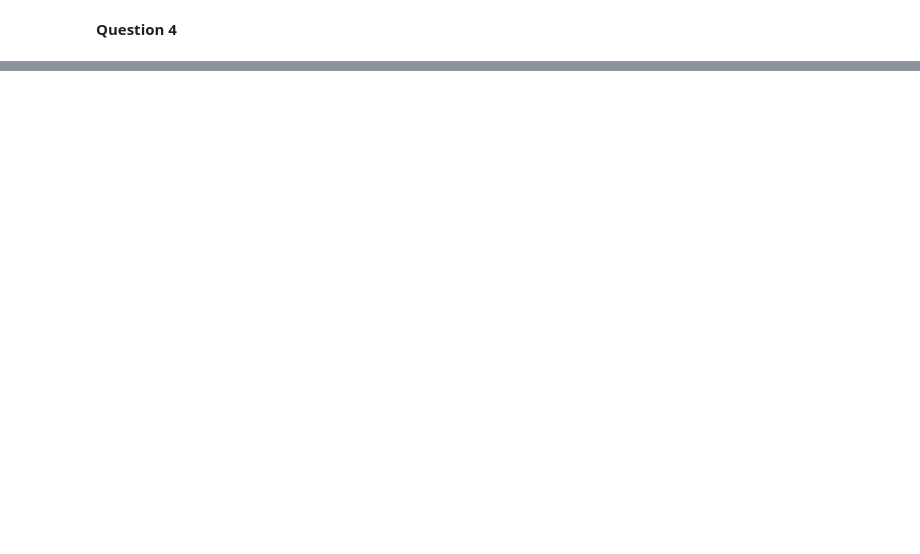
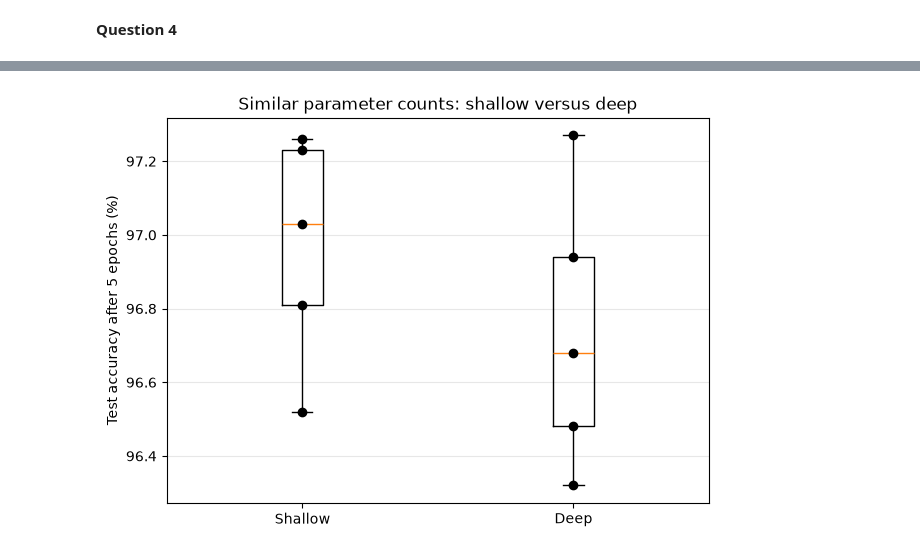
Before and after one commit to Otto-gits/Maths-of-AI, a Jupyter notebook: Assignment 2.ipynb, the cells around one changed output, grey strips where cells are left out. Drawn from its saved outputs; the diff is of its cells as text; code cells hidden in the pictures; blank space fills up the shorter version.

```diff
--- a/Assignment 2.ipynb
+++ b/Assignment 2.ipynb
@@ -192,0 +292,9 @@ Epoch 10: loss = 155.2957
+# %%
+shallow = MLPNet([288])
+deep = MLPNet([192, 192, 192])
+
+def count_parameters(model):
+    return sum(p.numel() for p in model.parameters() if p.requires_grad)
+
+print("Shallow:", count_parameters(shallow))
+print("Deep:", count_parameters(deep))
@@ -192,0 +387,16 @@ Epoch 10: loss = 155.2957
+# %%
+architectures = {
+    "Shallow": [288],
+    "Deep": [192, 192, 192]
+}
+
+seeds = range(5)
+architecture_results = []
+
+for name, hidden_sizes in architectures.items():
+    for seed in seeds:
+        result = run_experiment(hidden_sizes, batch_size=64, seed=seed)
+        result["architecture"] = name
+        architecture_results.append(result)
+
+        print(name, seed, round(result["accuracy"], 2))
@@ -192,0 +414,22 @@ Epoch 10: loss = 155.2957
+# %%
+names = list(architectures)
+scores = [
+    [r["accuracy"] for r in architecture_results
+     if r["architecture"] == name]
+    for name in names
+]
+
+fig, ax = plt.subplots(figsize=(7, 5))
+ax.boxplot(scores)
+
+for position, values in enumerate(scores, start=1):
+    ax.scatter([position] * len(values), values, color="black", zorder=3)
+
+ax.set_xticks([1, 2])
+ax.set_xticklabels(names)
+ax.set_ylabel("Test accuracy after 5 epochs (%)")
+ax.set_title("Similar parameter counts: shallow versus deep")
+ax.grid(axis="y", alpha=0.3)
+plt.show()
+# %% [output]
+[figure, added]
```
Also changed, not shown: parts of 22 cells of this notebook.
